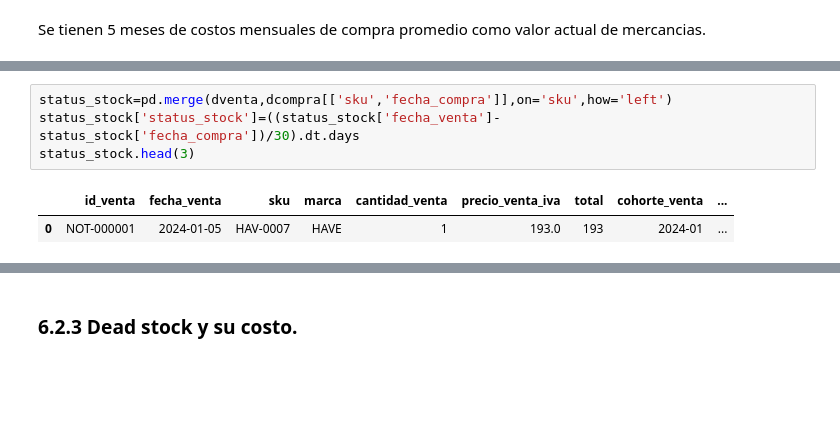
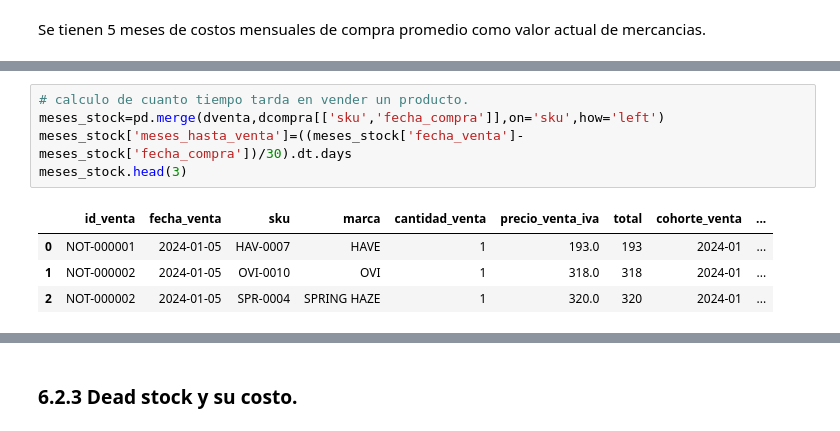
Before and after one commit to Adrian-estrada-chavez/clothing-sales-roi-analysis, a Jupyter notebook: Clothing_sales_roi_analysis.ipynb, the cells around one changed output, grey strips where cells are left out. Drawn from its saved outputs; the diff is of its cells as text; blank space fills up the shorter version.

```diff
--- a/Clothing_sales_roi_analysis.ipynb
+++ b/Clothing_sales_roi_analysis.ipynb
@@ -1357,7 +1365,10 @@ Trazabilidad de venta por sku
 # %%
-status_stock=pd.merge(dventa,dcompra[['sku','fecha_compra']],on='sku',how='left')
-status_stock['status_stock']=((status_stock['fecha_venta']-status_stock['fecha_compra'])/30).dt.days
-status_stock.head(3)
+# calculo de cuanto tiempo tarda en vender un producto.
+meses_stock=pd.merge(dventa,dcompra[['sku','fecha_compra']],on='sku',how='left')
+meses_stock['meses_hasta_venta']=((meses_stock['fecha_venta']-meses_stock['fecha_compra'])/30).dt.days
+meses_stock.head(3)
 # %% [output]
 |  | id_venta | fecha_venta | sku | marca | cantidad_venta | precio_venta_iva | total | cohorte_venta | ... |
 | 0 | NOT-000001 | 2024-01-05 | HAV-0007 | HAVE | 1 | 193.0 | 193 | 2024-01 | ... |
+| 1 | NOT-000002 | 2024-01-05 | OVI-0010 | OVI | 1 | 318.0 | 318 | 2024-01 | ... |
+| 2 | NOT-000002 | 2024-01-05 | SPR-0004 | SPRING HAZE | 1 | 320.0 | 320 | 2024-01 | ... |
```
Also changed, not shown: parts of 9 cells of this notebook.
